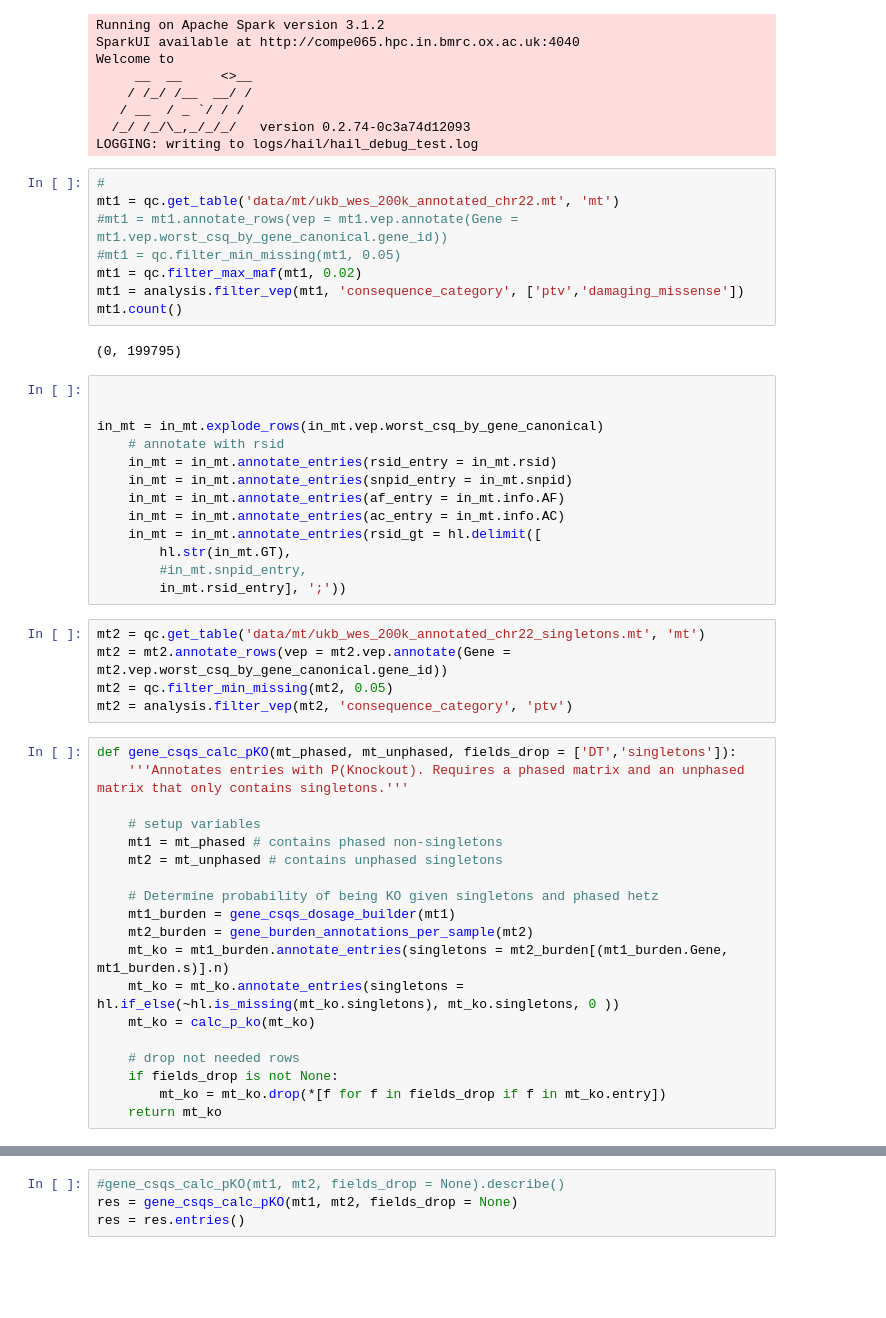
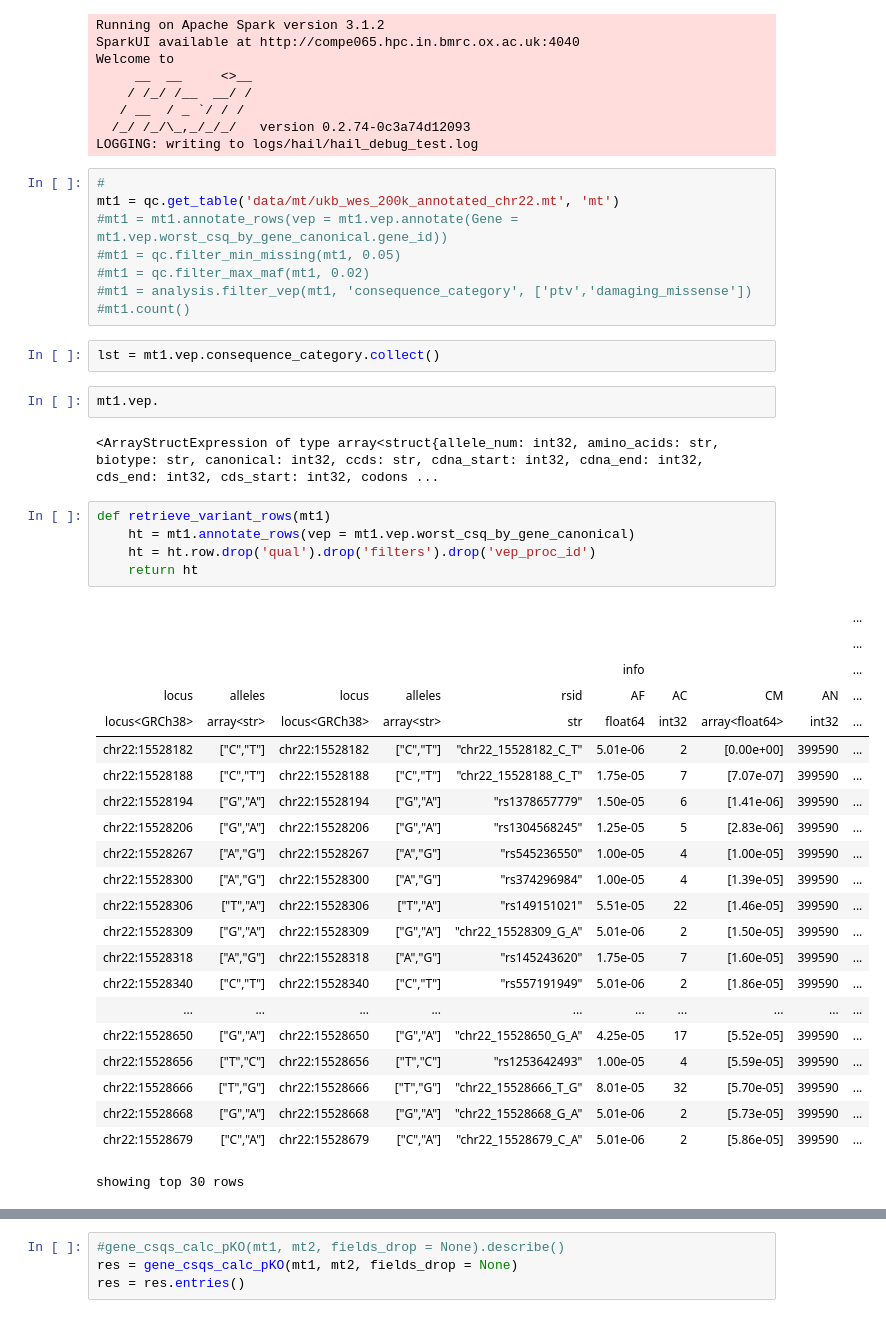
Before and after one commit to frhl/wes_ko_ukbb, a Jupyter notebook: notebooks/debug_knockout_info.ipynb, the cells around one changed output, grey strips where cells are left out. Cells and saved outputs as stored; diff of their text form; blank space fills up the shorter version.

```diff
--- a/notebooks/debug_knockout_info.ipynb
+++ b/notebooks/debug_knockout_info.ipynb
@@ -24,45 +24,40 @@ LOGGING: writing to logs/hail/hail_debug_test.log
 mt1 = qc.get_table('data/mt/ukb_wes_200k_annotated_chr22.mt', 'mt')
 #mt1 = mt1.annotate_rows(vep = mt1.vep.annotate(Gene = mt1.vep.worst_csq_by_gene_canonical.gene_id))
 #mt1 = qc.filter_min_missing(mt1, 0.05)
-mt1 = qc.filter_max_maf(mt1, 0.02)
-mt1 = analysis.filter_vep(mt1, 'consequence_category', ['ptv','damaging_missense'])
-mt1.count()
+#mt1 = qc.filter_max_maf(mt1, 0.02)
+#mt1 = analysis.filter_vep(mt1, 'consequence_category', ['ptv','damaging_missense'])
+#mt1.count()
-# %% [output]
-(0, 199795)
-# %%
-
-
-in_mt = in_mt.explode_rows(in_mt.vep.worst_csq_by_gene_canonical)
-    # annotate with rsid
-    in_mt = in_mt.annotate_entries(rsid_entry = in_mt.rsid)
-    in_mt = in_mt.annotate_entries(snpid_entry = in_mt.snpid)
-    in_mt = in_mt.annotate_entries(af_entry = in_mt.info.AF)
-    in_mt = in_mt.annotate_entries(ac_entry = in_mt.info.AC)
-    in_mt = in_mt.annotate_entries(rsid_gt = hl.delimit([
-        hl.str(in_mt.GT),
-        #in_mt.snpid_entry,
-        in_mt.rsid_entry], ';'))
-# %%
-mt2 = qc.get_table('data/mt/ukb_wes_200k_annotated_chr22_singletons.mt', 'mt')
-mt2 = mt2.annotate_rows(vep = mt2.vep.annotate(Gene = mt2.vep.worst_csq_by_gene_canonical.gene_id))
-mt2 = qc.filter_min_missing(mt2, 0.05)
-mt2 = analysis.filter_vep(mt2, 'consequence_category', 'ptv')
-# %%
-def gene_csqs_calc_pKO(mt_phased, mt_unphased, fields_drop = ['DT','singletons']):
-    '''Annotates entries with P(Knockout). Requires a phased matrix and an unphased matrix that only contains singletons.'''
-
-    # setup variables
-    mt1 = mt_phased # contains phased non-singletons
-    mt2 = mt_unphased # contains unphased singletons
-
-    # Determine probability of being KO given singletons and phased hetz
-    mt1_burden = gene_csqs_dosage_builder(mt1)
-    mt2_burden = gene_burden_annotations_per_sample(mt2)
-    mt_ko = mt1_burden.annotate_entries(singletons = mt2_burden[(mt1_burden.Gene, mt1_burden.s)].n)
-    mt_ko = mt_ko.annotate_entries(singletons = hl.if_else(~hl.is_missing(mt_ko.singletons), mt_ko.singletons, 0 ))
-    mt_ko = calc_p_ko(mt_ko)
-
-    # drop not needed rows
-    if fields_drop is not None:
-        mt_ko = mt_ko.drop(*[f for f in fields_drop if f in mt_ko.entry])
-    return mt_ko
+# %%
+lst = mt1.vep.consequence_category.collect()
+# %%
+mt1.vep.
+# %% [output]
+<ArrayStructExpression of type array<struct{allele_num: int32, amino_acids: str, biotype: str, canonical: int32, ccds: str, cdna_start: int32, cdna_end: int32, cds_end: int32, cds_start: int32, codons ...
+# %%
+def retrieve_variant_rows(mt1)
+    ht = mt1.annotate_rows(vep = mt1.vep.worst_csq_by_gene_canonical)
+    ht = ht.row.drop('qual').drop('filters').drop('vep_proc_id')
+    return ht
+# %% [output]
+|  |  |  |  |  |  |  |  |  | ... |
+|  |  |  |  |  |  |  |  |  | ... |
+|  |  |  |  |  | info |  |  |  | ... |
+| locus | alleles | locus | alleles | rsid | AF | AC | CM | AN | ... |
+| locus<GRCh38> | array<str> | locus<GRCh38> | array<str> | str | float64 | int32 | array<float64> | int32 | ... |
+| chr22:15528182 | ["C","T"] | chr22:15528182 | ["C","T"] | "chr22_15528182_C_T" | 5.01e-06 | 2 | [0.00e+00] | 399590 | ... |
+| chr22:15528188 | ["C","T"] | chr22:15528188 | ["C","T"] | "chr22_15528188_C_T" | 1.75e-05 | 7 | [7.07e-07] | 399590 | ... |
+| chr22:15528194 | ["G","A"] | chr22:15528194 | ["G","A"] | "rs1378657779" | 1.50e-05 | 6 | [1.41e-06] | 399590 | ... |
+| chr22:15528206 | ["G","A"] | chr22:15528206 | ["G","A"] | "rs1304568245" | 1.25e-05 | 5 | [2.83e-06] | 399590 | ... |
+| chr22:15528267 | ["A","G"] | chr22:15528267 | ["A","G"] | "rs545236550" | 1.00e-05 | 4 | [1.00e-05] | 399590 | ... |
+| chr22:15528300 | ["A","G"] | chr22:15528300 | ["A","G"] | "rs374296984" | 1.00e-05 | 4 | [1.39e-05] | 399590 | ... |
+| chr22:15528306 | ["T","A"] | chr22:15528306 | ["T","A"] | "rs149151021" | 5.51e-05 | 22 | [1.46e-05] | 399590 | ... |
+| chr22:15528309 | ["G","A"] | chr22:15528309 | ["G","A"] | "chr22_15528309_G_A" | 5.01e-06 | 2 | [1.50e-05] | 399590 | ... |
+| chr22:15528318 | ["A","G"] | chr22:15528318 | ["A","G"] | "rs145243620" | 1.75e-05 | 7 | [1.60e-05] | 399590 | ... |
+| chr22:15528340 | ["C","T"] | chr22:15528340 | ["C","T"] | "rs557191949" | 5.01e-06 | 2 | [1.86e-05] | 399590 | ... |
+| ... | ... | ... | ... | ... | ... | ... | ... | ... | ... |
+| chr22:15528650 | ["G","A"] | chr22:15528650 | ["G","A"] | "chr22_15528650_G_A" | 4.25e-05 | 17 | [5.52e-05] | 399590 | ... |
+| chr22:15528656 | ["T","C"] | chr22:15528656 | ["T","C"] | "rs1253642493" | 1.00e-05 | 4 | [5.59e-05] | 399590 | ... |
+| chr22:15528666 | ["T","G"] | chr22:15528666 | ["T","G"] | "chr22_15528666_T_G" | 8.01e-05 | 32 | [5.70e-05] | 399590 | ... |
+| chr22:15528668 | ["G","A"] | chr22:15528668 | ["G","A"] | "chr22_15528668_G_A" | 5.01e-06 | 2 | [5.73e-05] | 399590 | ... |
+| chr22:15528679 | ["C","A"] | chr22:15528679 | ["C","A"] | "chr22_15528679_C_A" | 5.01e-06 | 2 | [5.86e-05] | 399590 | ... |
+showing top 30 rows
```
Also changed, not shown: parts of 5 cells of this notebook, 4 other files.
